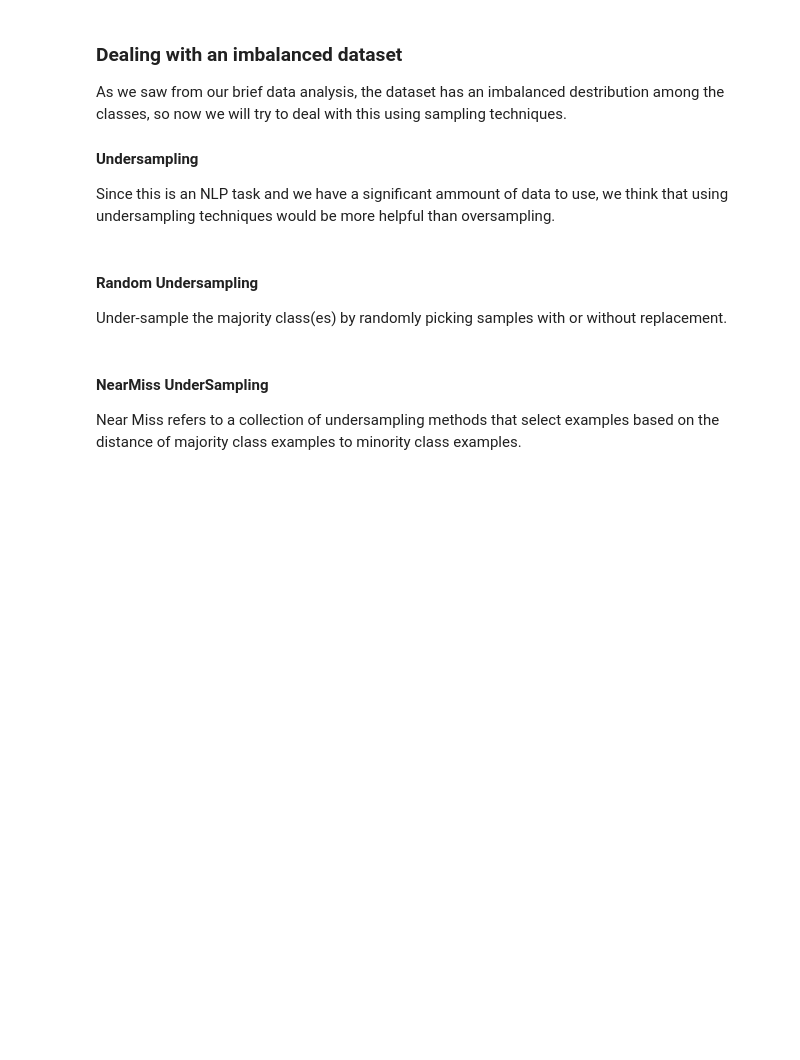
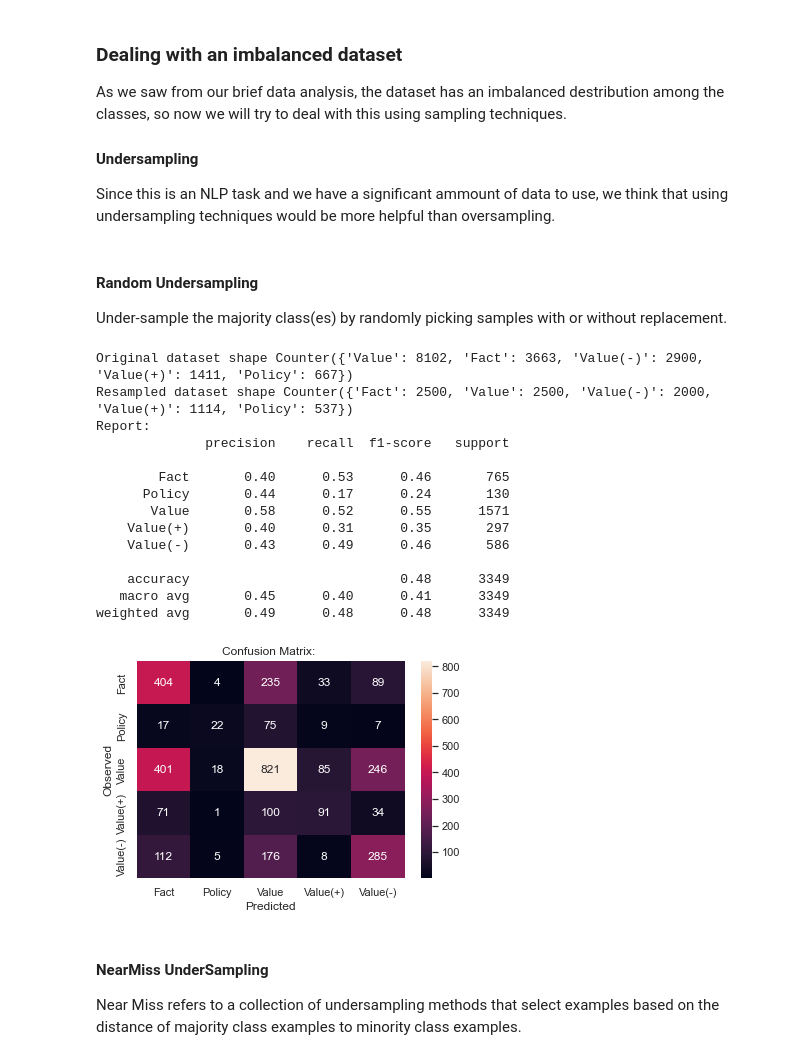
Before and after one commit to claramoreirag/FEUP-NLP, a Jupyter notebook: adu-classifier.ipynb, the cells around one changed output. Cells and saved outputs as stored; diff of their text form; code cells hidden in the pictures; blank space fills up the shorter version.

```diff
--- a/adu-classifier.ipynb
+++ b/adu-classifier.ipynb
@@ -401,6 +413,28 @@ def split_randomUnderSampling(corpus, df):
     X_resampled, y_resampled = rus.fit_resample(X_train, y_train)
     print('Resampled dataset shape %s' % Counter(y_resampled))
     return  X_resampled, X_test, y_resampled, y_test
+# %%
+X_train, X_test, y_train, y_test= split_randomUnderSampling(corpus, df)
+clf = MultinomialNB()
+clf.fit(X_train, y_train)
+pred = clf.predict(X_test)
+evaluation(pred)
+# %% [output]
+Original dataset shape Counter({'Value': 8102, 'Fact': 3663, 'Value(-)': 2900, 'Value(+)': 1411, 'Policy': 667})
+Resampled dataset shape Counter({'Fact': 2500, 'Value': 2500, 'Value(-)': 2000, 'Value(+)': 1114, 'Policy': 537})
+Report:
+              precision    recall  f1-score   support
+
+        Fact       0.40      0.53      0.46       765
+      Policy       0.44      0.17      0.24       130
+       Value       0.58      0.52      0.55      1571
+    Value(+)       0.40      0.31      0.35       297
+    Value(-)       0.43      0.49      0.46       586
+
+    accuracy                           0.48      3349
+   macro avg       0.45      0.40      0.41      3349
+weighted avg       0.49      0.48      0.48      3349
+[figure, added]
 # %% [markdown]
 #### NearMiss UnderSampling
 Near Miss refers to a collection of undersampling methods that select examples based on the distance of majority class examples to minority class examples.
```
Also changed, not shown: parts of 7 cells of this notebook.
